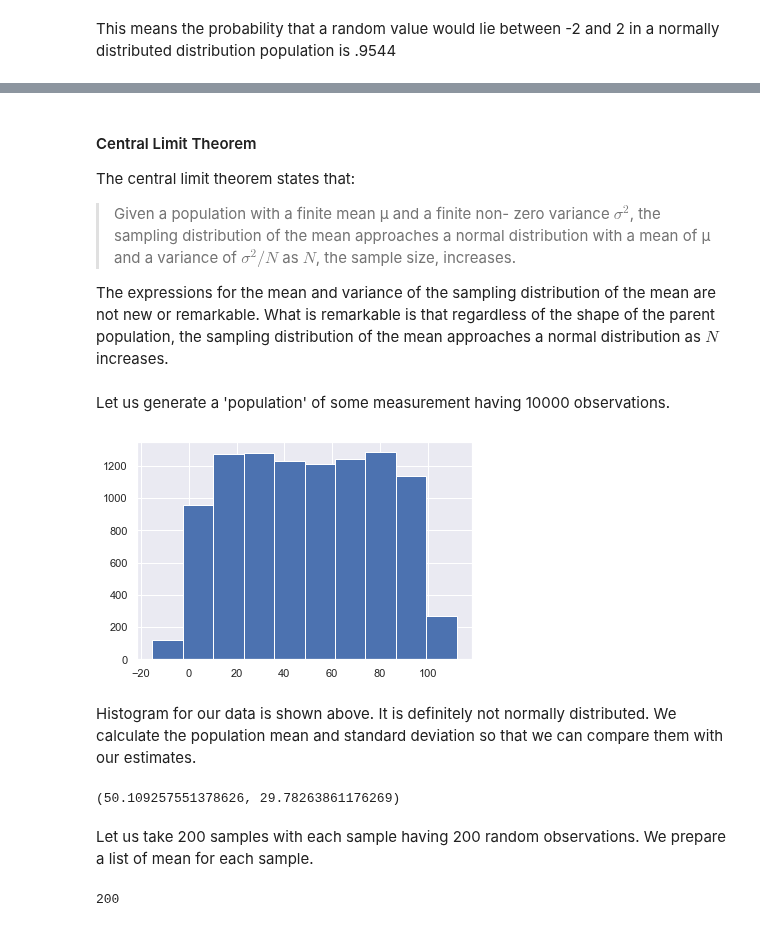
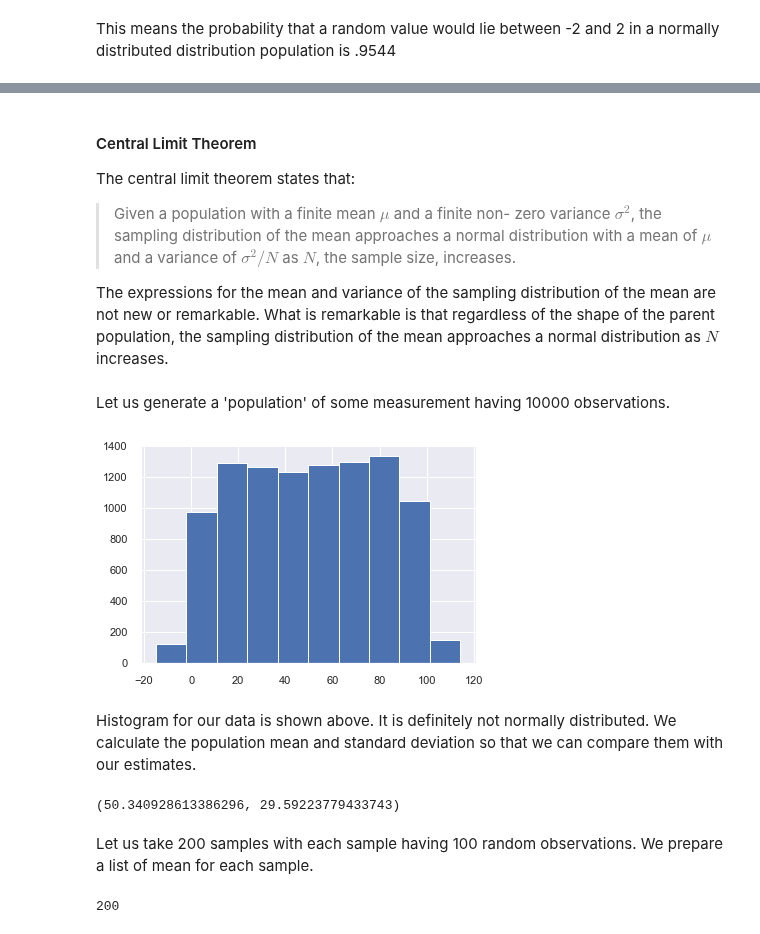
Before and after one commit to mayankkaizen/jupyter-notebooks, a Jupyter notebook: Probability and Stats/Stats.ipynb, the cells around one changed output, grey strips where cells are left out. Saved outputs shown, nothing was run; the diff lists cells and outputs as text; code cells hidden in the pictures.

```diff
--- a/Probability and Stats/Stats.ipynb
+++ b/Probability and Stats/Stats.ipynb
@@ -588,31 +607,31 @@ Where $s$ is the standard deviation of sample.
 # %% [markdown]
 #### Central Limit Theorem
 The central limit theorem states that:
->Given a population with a finite mean μ and a finite non- zero variance $σ^2$, the sampling distribution of the mean
-approaches a normal distribution with a mean of μ and a variance of $σ^2/N$ as $N$, the sample size, increases.
+>Given a population with a finite mean $μ$ and a finite non- zero variance $σ^2$, the sampling distribution of the mean
+approaches a normal distribution with a mean of $μ$ and a variance of $σ^2/N$ as $N$, the sample size, increases.
 
 The expressions for the mean and variance of the sampling distribution of the mean are not new or remarkable. What is remarkable is that regardless of the shape of the parent population, the sampling distribution of the mean approaches a normal distribution as $N$ increases.
 # %% [markdown]
 Let us generate a 'population' of some measurement having 10000 observations.
 # %%
-np.random.seed(12345)
-x = np.random.randint(0,101, 10000) - (5*np.random.randn(10000))
+np.random.seed(123)
+data = np.random.randint(0,101, 10000) - (5*np.random.randn(10000))
 
-plt.hist(x);
+plt.hist(data);
 # %% [output]
-[figure, old version]
+[figure, new version]
 # %% [markdown]
 Histogram for our data is shown above. It is definitely not normally distributed. We calculate the population mean and standard deviation so that we can compare them with our estimates.
 # %%
-pop_mean = np.mean(x)
-pop_std = np.std(x)
+pop_mean = np.mean(data)
+pop_std = np.std(data)
 
 
 pop_mean, pop_std
 # %% [output]
-(50.109257551378626, 29.78263861176269)
+(50.340928613386296, 29.59223779433743)
 # %% [markdown]
-Let us take 200 samples with each sample having 200 random observations. We prepare a list of mean for each sample.
+Let us take 200 samples with each sample having 100 random observations. We prepare a list of mean for each sample.
 # %%
 l = []
 for i in range(200):
```
Also changed, not shown: parts of 41 cells of this notebook, 18 other files.
